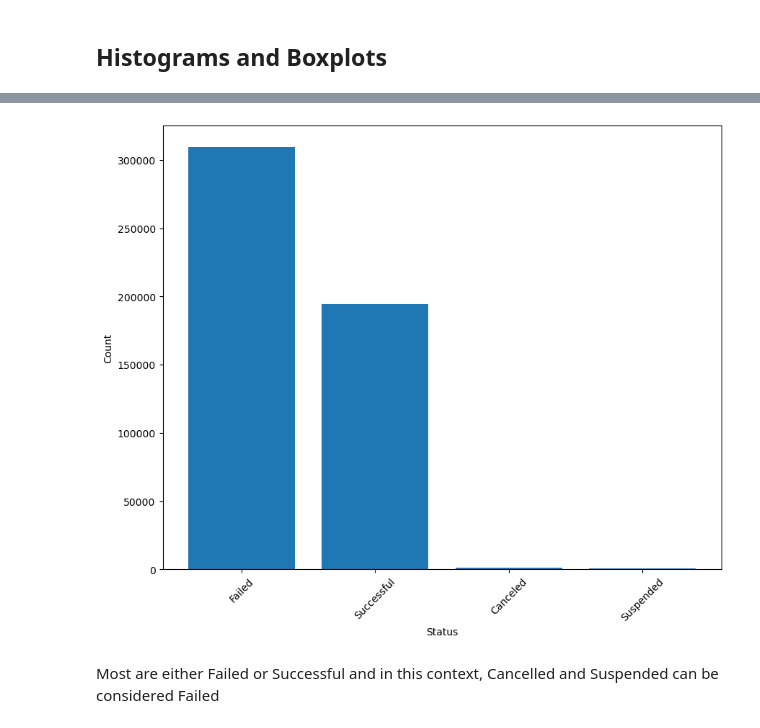
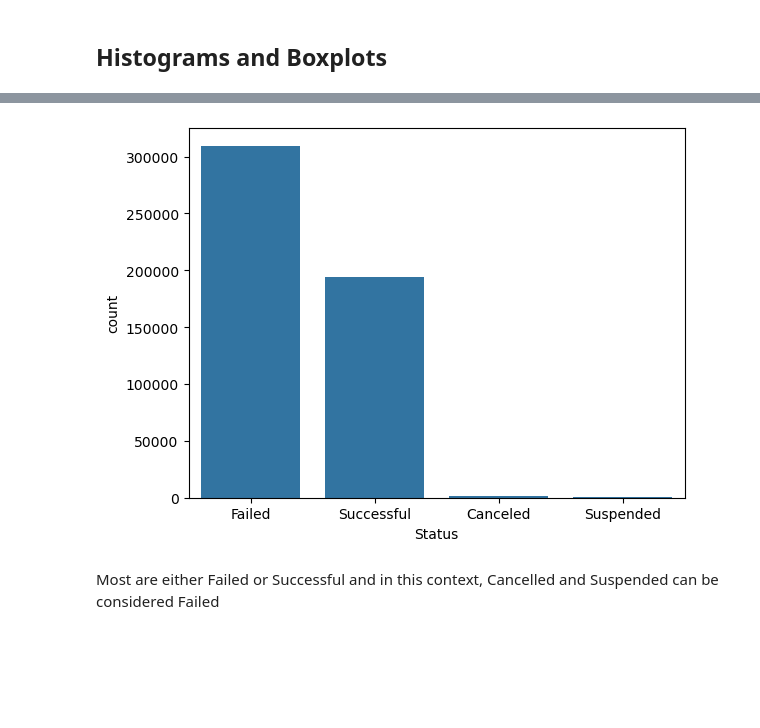
Before and after one commit to SBangarh/Kickstarter_Analysis, a Jupyter notebook: exploratory_analysis.ipynb, the cells around one changed output, grey strips where cells are left out. Cells and saved outputs as stored; diff of their text form; code cells hidden in the pictures; blank space fills up the shorter version.

Commit message:
re started eda, need to fix some functions and move other stuff to new notebook

```diff
--- a/exploratory_analysis.ipynb
+++ b/exploratory_analysis.ipynb
@@ -274,3 +298,10 @@ data.head()
 | 2 | 3 | 2017-03-01 | 2017-03-22 | 5219374 | 1 | 1 | Failed | Technology | Software | ... |
 | 3 | 4 | 2018-06-04 | 2018-07-05 | 100000000 | 1 | 1 | Failed | Publishing | Publishing | ... |
 | 4 | 5 | 2015-05-01 | 2015-06-30 | 80610122 | 0 | 0 | Failed | Art | Illustration | ... |
+# %%
+# get month and year as well
+data['Month'] = data['Launch_Date'].dt.month_name()
+data['Year'] = data['Launch_Date'].dt.year
+
+# check
+data.head()
@@ -319,5 +386,10 @@ From the [Kickstarter website](https://help.kickstarter.com/hc/en-us/articles/11
 # %%
-#im interested in the dataset as a whole and not so much from a time perspective
+#im interested in the dataset as a whole and not so much from a time perspective for now
+
+# sns countplot function
+def count_plot(dataframe, x_axis=None, y_axis=None, hue=None):
+    sns.countplot(data=dataframe, x=x_axis, y=y_axis, hue=hue)
+    plt.show()
 
 #get counts
 def get_counts(dataframe, feature):
@@ -378,10 +461,10 @@ euro_dict = {'Sweden': 'European Union', 'Denmark': 'European Union', 'Switzerla
 #replace European countries with Europe and Euro, lose some granularity, but will be better
 data['Project_Country'] = data['Project_Country'].replace(euro_dict)
 # %%
-#explore status
-plot_counts(data, 'Status', (10, 8))
+# status counts
+count_plot(data, x_axis='Status')
 # %% [output]
-[figure, old version]
+[figure, new version]
 # %% [markdown]
 Most are either Failed or Successful and in this context, Cancelled and Suspended can be considered Failed
 # %%
```
Also changed, not shown: parts of 37 cells of this notebook.
